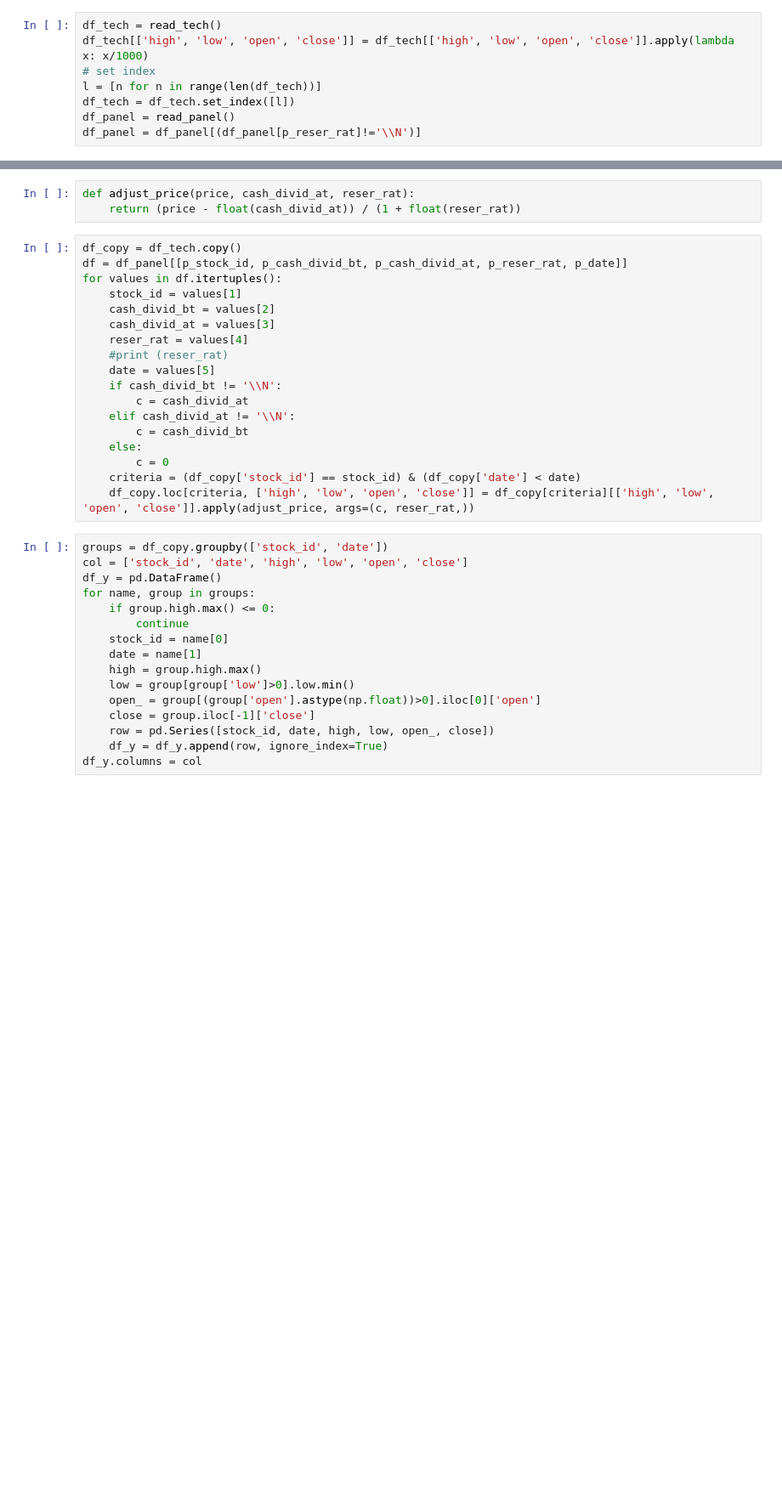
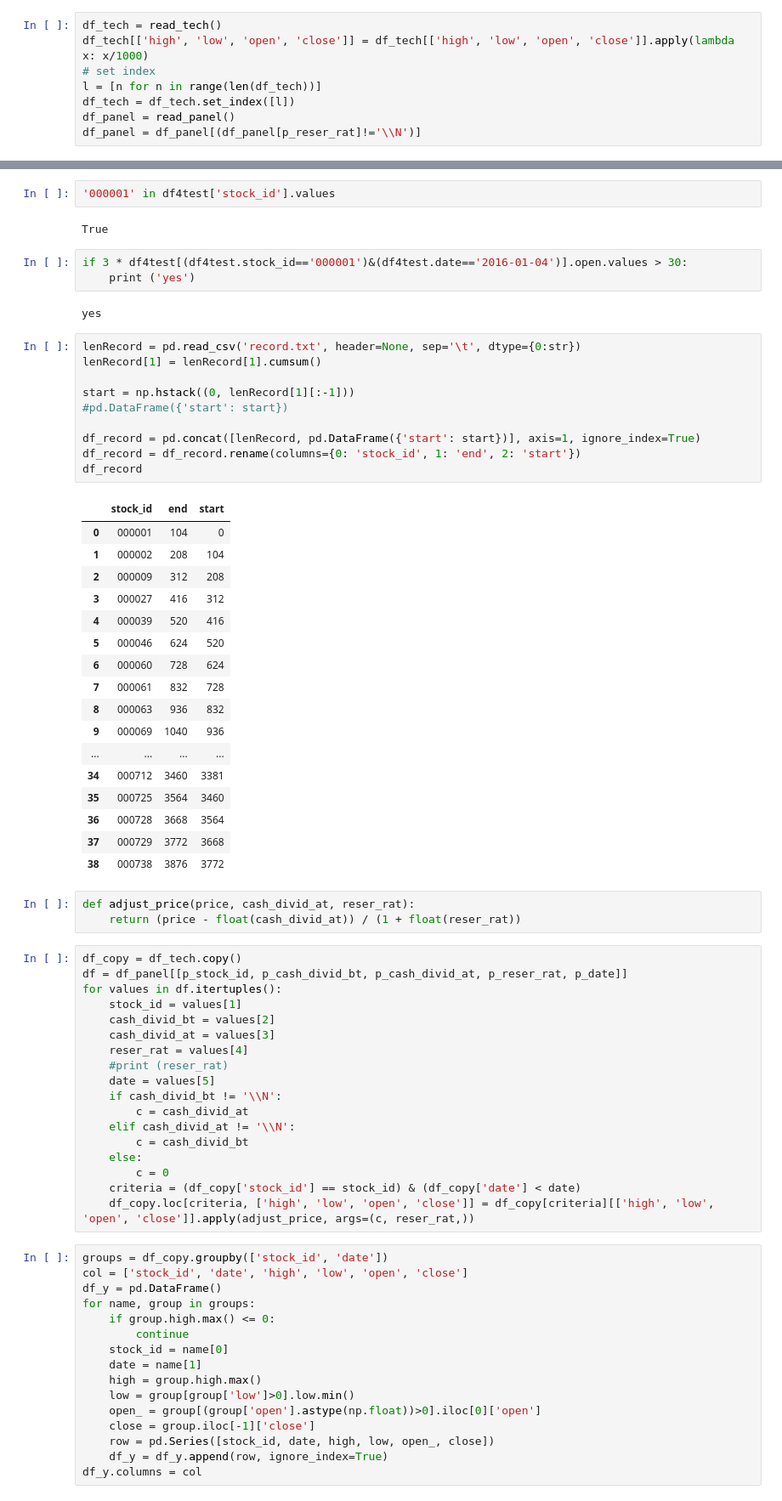
Before and after one commit to fswzb/sensequant, a Jupyter notebook: quant.ipynb, the cells around one changed output, grey strips where cells are left out. Shown at 85% size. Cells and saved outputs as stored; diff of their text form; blank space fills up the shorter version.

```diff
--- a/quant.ipynb
+++ b/quant.ipynb
@@ -61,3 +244,40 @@ df_panel = df_panel[(df_panel[p_reser_rat]!='\\N')]
+# %%
+'000001' in df4test['stock_id'].values
+# %% [output]
+True
+# %%
+if 3 * df4test[(df4test.stock_id=='000001')&(df4test.date=='2016-01-04')].open.values > 30:
+    print ('yes')
+# %% [output]
+yes
+# %%
+lenRecord = pd.read_csv('record.txt', header=None, sep='\t', dtype={0:str})
+lenRecord[1] = lenRecord[1].cumsum()
+
+start = np.hstack((0, lenRecord[1][:-1]))
+#pd.DataFrame({'start': start})
+
+df_record = pd.concat([lenRecord, pd.DataFrame({'start': start})], axis=1, ignore_index=True)
+df_record = df_record.rename(columns={0: 'stock_id', 1: 'end', 2: 'start'})
+df_record
+# %% [output]
+|  | stock_id | end | start |
+| 0 | 000001 | 104 | 0 |
+| 1 | 000002 | 208 | 104 |
+| 2 | 000009 | 312 | 208 |
+| 3 | 000027 | 416 | 312 |
+| 4 | 000039 | 520 | 416 |
+| 5 | 000046 | 624 | 520 |
+| 6 | 000060 | 728 | 624 |
+| 7 | 000061 | 832 | 728 |
+| 8 | 000063 | 936 | 832 |
+| 9 | 000069 | 1040 | 936 |
+| ... | ... | ... | ... |
+| 34 | 000712 | 3460 | 3381 |
+| 35 | 000725 | 3564 | 3460 |
+| 36 | 000728 | 3668 | 3564 |
+| 37 | 000729 | 3772 | 3668 |
+| 38 | 000738 | 3876 | 3772 |
 # %%
 def adjust_price(price, cash_divid_at, reser_rat):
     return (price - float(cash_divid_at)) / (1 + float(reser_rat))
```
Also changed, not shown: parts of 22 cells of this notebook, 7 other files.
